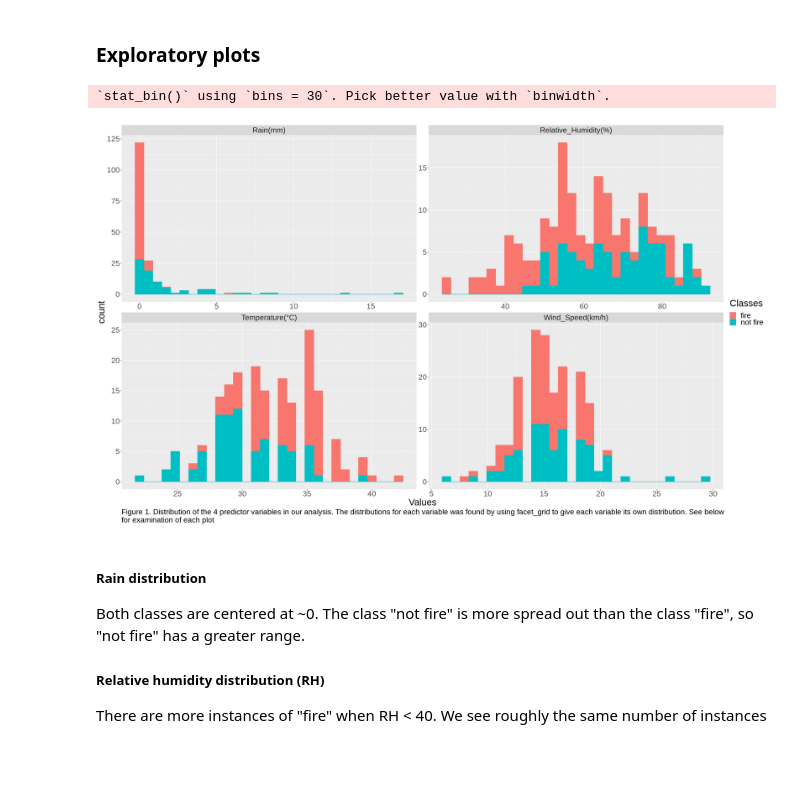
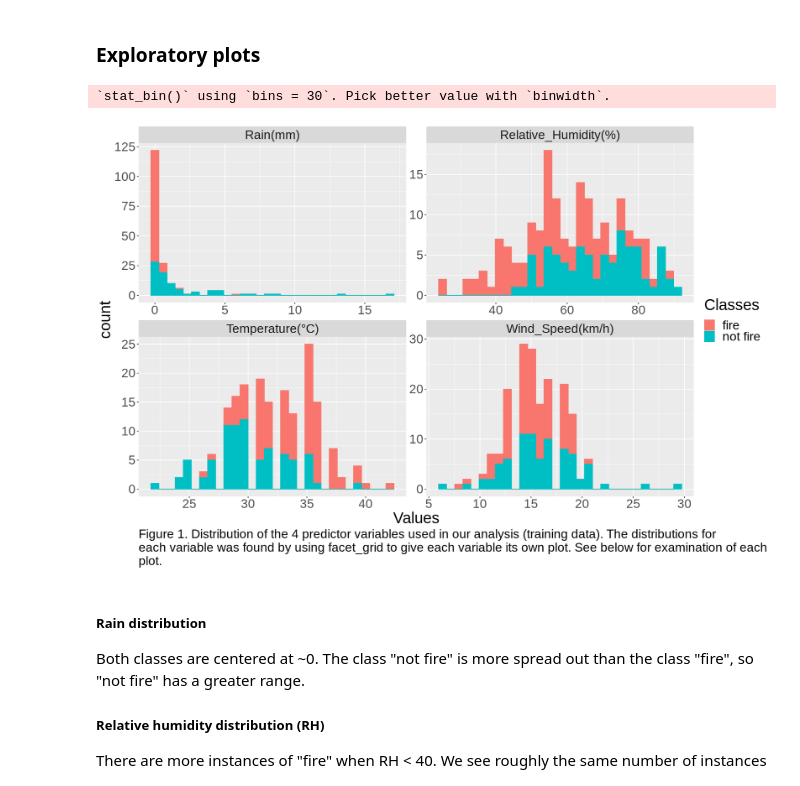
Before and after one commit to danielhou13/DSCI-100-Project-gr-17, a Jupyter notebook: Report.ipynb, the cells around one changed output. Drawn from its saved outputs; the diff is of its cells as text; code cells hidden in the pictures; blank space fills up the shorter version.

Commit message:
Final visualization

```diff
--- a/Report.ipynb
+++ b/Report.ipynb
@@ -178,30 +178,31 @@ We group by the class and summarize to find the means of each of the predictor v
 #     ggpairs(axisLabels = "show") +
 #     theme(text = element_text(size = 20))
 # %%
-options(repr.plot.height = 15, repr.plot.width = 25)
+options(repr.plot.height = 10, repr.plot.width = 15)
 
 # Making a plot that shows the distributions of our predictor variables.
 
 fire_data_training %>%
     mutate("Rain(mm)" = Rain) %>%
     mutate("Relative_Humidity(%)" = RH) %>%
     mutate("Temperature(°C)" = Temperature) %>%
     mutate("Wind_Speed(km/h)" = Ws) %>%
     select("Rain(mm)":"Wind_Speed(km/h)", Classes) %>%
     pivot_longer(- Classes,
                 names_to = "variable",
                 values_to = "values") %>%
     ggplot(aes(x = values, color = Classes, fill = Classes)) +
     geom_histogram() +
     facet_wrap(~ variable, scales = "free", ncol = 2) +
     xlab("Values") +
-    labs(caption = "Figure 1. Distribution of the 4 predictor variables in our analysis. The distributions for each variable was found by using facet_grid to give each variable its own distribution. See below
-for examination of each plot") +
+    labs(caption = "Figure 1. Distribution of the 4 predictor variables used in our analysis (training data). The distributions for
+each variable was found by using facet_grid to give each variable its own plot. See below for examination of each
+plot.") +
     theme(text = element_text(size = 25),
          plot.caption = element_text(hjust = 0))
 # %% [output]
 `stat_bin()` using `bins = 30`. Pick better value with `binwidth`.
-[figure, old version]
+[figure, new version]
 # %% [markdown]
 ##### Rain distribution
 
```
Also changed, not shown: parts of 4 cells of this notebook.
